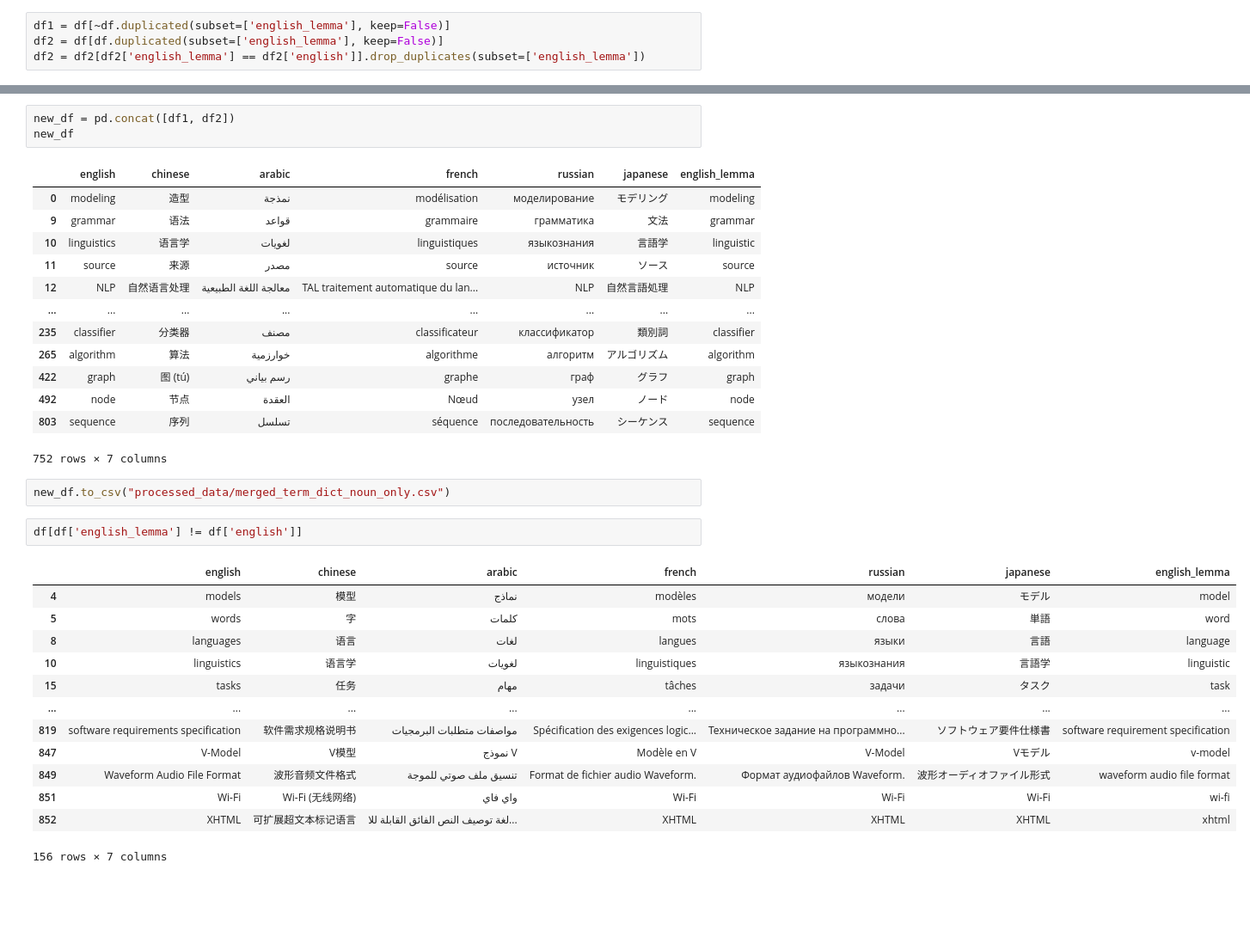
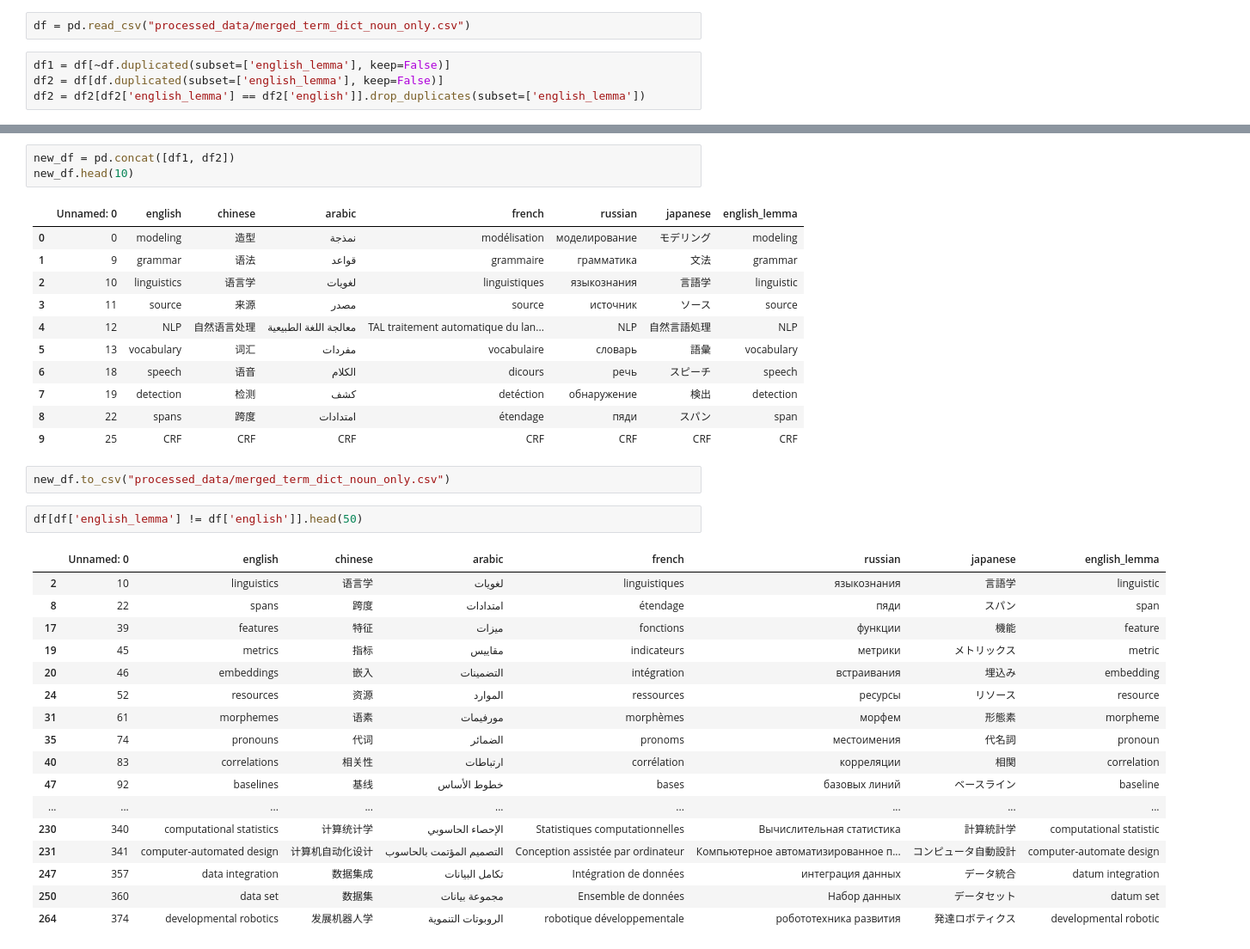
Before and after one commit to ImanOu123/multilingual-model-card, a Jupyter notebook: src/dictionary_collection/process_raw_data.ipynb, the cells around one changed output, grey strips where cells are left out. Shown: that part at 86% size. Cells and saved outputs as stored; diff of their text form; blank space fills up the shorter version.

Commit message:
update requirements and term dict data preprocessing

```diff
--- a/src/dictionary_collection/process_raw_data.ipynb
+++ b/src/dictionary_collection/process_raw_data.ipynb
@@ -299,6 +299,8 @@ for idx, row in df.iterrows():
     new_token = "".join([token.lemma_ + token.whitespace_ for token in doc])
     tokens.append(new_token)
 df['english_lemma'] = tokens
+# %%
+df = pd.read_csv("processed_data/merged_term_dict_noun_only.csv")
 # %%
 df1 = df[~df.duplicated(subset=['english_lemma'], keep=False)]
 df2 = df[df.duplicated(subset=['english_lemma'], keep=False)]
@@ -306,35 +312,37 @@ df2 = df2[df2['english_lemma'] == df2['english']].drop_duplicates(subset=['engli
 # %%
 new_df = pd.concat([df1, df2])
-new_df
+new_df.head(10)
 # %% [output]
-|  | english | chinese | arabic | french | russian | japanese | english_lemma |
-| 0 | modeling | 造型 | نمذجة | modélisation | моделирование | モデリング | modeling |
-| 9 | grammar | 语法 | قواعد | grammaire | грамматика | 文法 | grammar |
-| 10 | linguistics | 语言学 | لغويات | linguistiques | языкознания | 言語学 | linguistic |
-| 11 | source | 来源 | مصدر | source | источник | ソース | source |
-| 12 | NLP | 自然语言处理 | معالجة اللغة الطبيعية | TAL traitement automatique du lan... | NLP | 自然言語処理 | NLP |
-| ... | ... | ... | ... | ... | ... | ... | ... |
-| 235 | classifier | 分类器 | مصنف | classificateur | классификатор | 類別詞 | classifier |
-| 265 | algorithm | 算法 | خوارزمية | algorithme | алгоритм | アルゴリズム | algorithm |
-| 422 | graph | 图 (tú) | رسم بياني | graphe | граф | グラフ | graph |
-| 492 | node | 节点 | العقدة | Nœud | узел | ノード | node |
-| 803 | sequence | 序列 | تسلسل | séquence | последовательность | シーケンス | sequence |
+|  | Unnamed: 0 | english | chinese | arabic | french | russian | japanese | english_lemma |
+| 0 | 0 | modeling | 造型 | نمذجة | modélisation | моделирование | モデリング | modeling |
+| 1 | 9 | grammar | 语法 | قواعد | grammaire | грамматика | 文法 | grammar |
+| 2 | 10 | linguistics | 语言学 | لغويات | linguistiques | языкознания | 言語学 | linguistic |
+| 3 | 11 | source | 来源 | مصدر | source | источник | ソース | source |
+| 4 | 12 | NLP | 自然语言处理 | معالجة اللغة الطبيعية | TAL traitement automatique du lan... | NLP | 自然言語処理 | NLP |
+| 5 | 13 | vocabulary | 词汇 | مفردات | vocabulaire | словарь | 語彙 | vocabulary |
+| 6 | 18 | speech | 语音 | الكلام | dicours | речь | スピーチ | speech |
+| 7 | 19 | detection | 检测 | كشف | detéction | обнаружение | 検出 | detection |
+| 8 | 22 | spans | 跨度 | امتدادات | étendage | пяди | スパン | span |
+| 9 | 25 | CRF | CRF | CRF | CRF | CRF | CRF | CRF |
-752 rows × 7 columns
 # %%
 new_df.to_csv("processed_data/merged_term_dict_noun_only.csv")
 # %%
-df[df['english_lemma'] != df['english']]
+df[df['english_lemma'] != df['english']].head(50)
 # %% [output]
-|  | english | chinese | arabic | french | russian | japanese | english_lemma |
-| 4 | models | 模型 | نماذج | modèles | модели | モデル | model |
-| 5 | words | 字 | كلمات | mots | слова | 単語 | word |
-| 8 | languages | 语言 | لغات | langues | языки | 言語 | language |
-| 10 | linguistics | 语言学 | لغويات | linguistiques | языкознания | 言語学 | linguistic |
-| 15 | tasks | 任务 | مهام | tâches | задачи | タスク | task |
-| ... | ... | ... | ... | ... | ... | ... | ... |
-| 819 | software requirements specification | 软件需求规格说明书 | مواصفات متطلبات البرمجيات | Spécification des exigences logic... | Техническое задание на программно... | ソフトウェア要件仕様書 | software requirement specification |
-| 847 | V-Model | V模型 | نموذج V | Modèle en V | V-Model | Vモデル | v-model |
-| 849 | Waveform Audio File Format | 波形音频文件格式 | تنسيق ملف صوتي للموجة | Format de fichier audio Waveform. | Формат аудиофайлов Waveform. | 波形オーディオファイル形式 | waveform audio file format |
-| 851 | Wi-Fi | Wi-Fi (无线网络) | واي فاي | Wi-Fi | Wi-Fi | Wi-Fi | wi-fi |
-| 852 | XHTML | 可扩展超文本标记语言 | لغة توصيف النص الفائق القابلة للا... | XHTML | XHTML | XHTML | xhtml |
+|  | Unnamed: 0 | english | chinese | arabic | french | russian | japanese | english_lemma |
+| 2 | 10 | linguistics | 语言学 | لغويات | linguistiques | языкознания | 言語学 | linguistic |
+| 8 | 22 | spans | 跨度 | امتدادات | étendage | пяди | スパン | span |
+| 17 | 39 | features | 特征 | ميزات | fonctions | функции | 機能 | feature |
+| 19 | 45 | metrics | 指标 | مقاييس | indicateurs | метрики | メトリックス | metric |
+| 20 | 46 | embeddings | 嵌入 | التضمينات | intégration | встраивания | 埋込み | embedding |
+| 24 | 52 | resources | 资源 | الموارد | ressources | ресурсы | リソース | resource |
+| 31 | 61 | morphemes | 语素 | مورفيمات | morphèmes | морфем | 形態素 | morpheme |
+| 35 | 74 | pronouns | 代词 | الضمائر | pronoms | местоимения | 代名詞 | pronoun |
+| 40 | 83 | correlations | 相关性 | ارتباطات | corrélation | корреляции | 相関 | correlation |
+| 47 | 92 | baselines | 基线 | خطوط الأساس | bases | базовых линий | ベースライン | baseline |
+| ... | ... | ... | ... | ... | ... | ... | ... | ... |
+| 230 | 340 | computational statistics | 计算统计学 | الإحصاء الحاسوبي | Statistiques computationnelles | Вычислительная статистика | 計算統計学 | computational statistic |
+| 231 | 341 | computer-automated design | 计算机自动化设计 | التصميم المؤتمت بالحاسوب | Conception assistée par ordinateur | Компьютерное автоматизированное п... | コンピュータ自動設計 | computer-automate design |
+| 247 | 357 | data integration | 数据集成 | تكامل البيانات | Intégration de données | интеграция данных | データ統合 | datum integration |
+| 250 | 360 | data set | 数据集 | مجموعة بيانات | Ensemble de données | Набор данных | データセット | datum set |
+| 264 | 374 | developmental robotics | 发展机器人学 | الروبوتات التنموية | robotique développementale | робототехника развития | 発達ロボティクス | developmental robotic |
-156 rows × 7 columns
```
Also changed, not shown: parts of 1 cell of this notebook, 1 other file.
